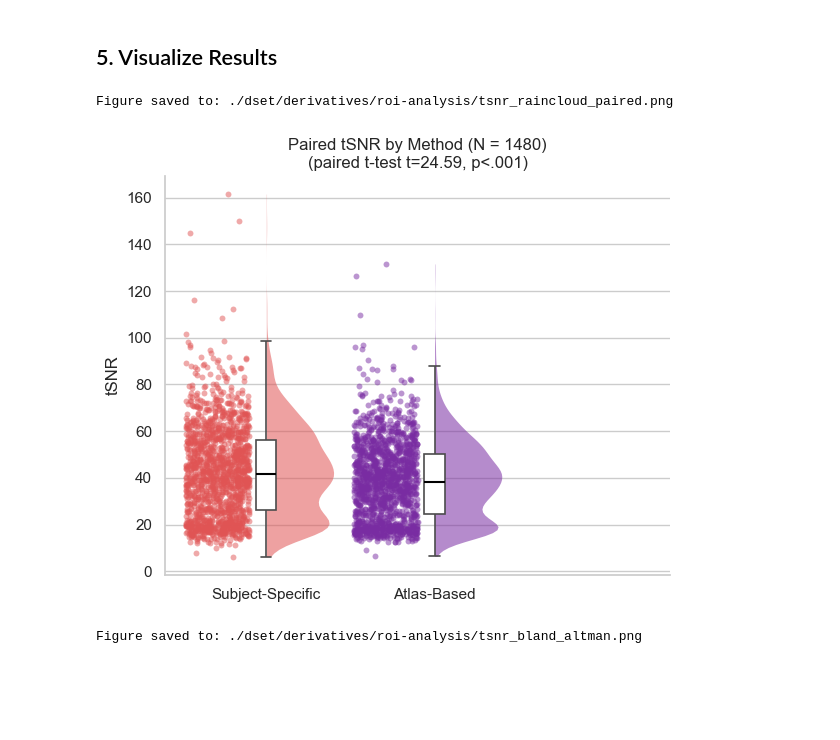
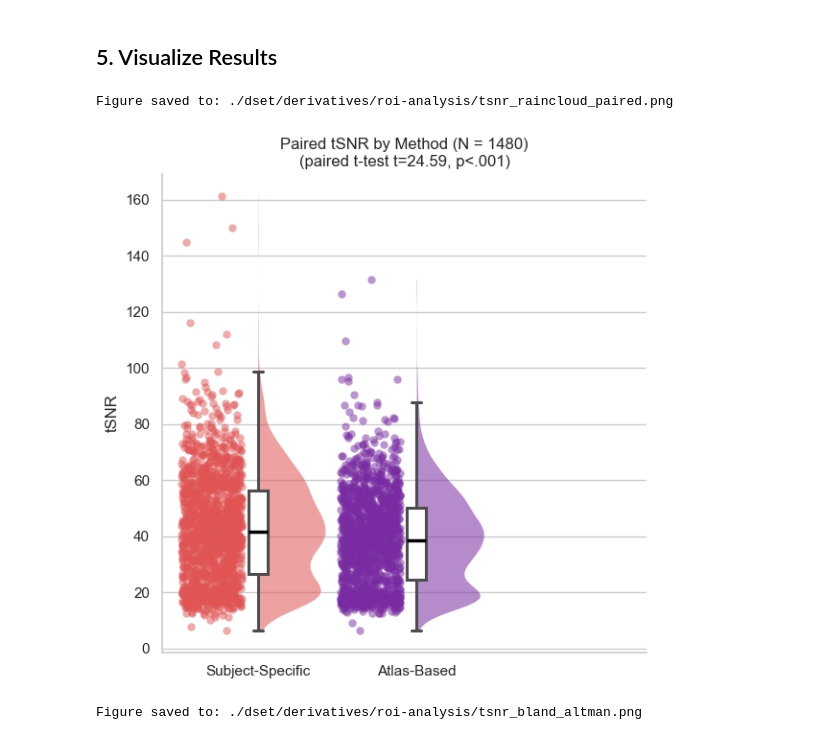
Before and after one commit to chlohamp/habenula-comparison, a Jupyter notebook: 2aii-bold-comp.ipynb, the cells around one changed output. Drawn from its saved outputs; the diff is of its cells as text; code cells hidden in the pictures; blank space fills up the shorter version.

Commit message:
tweaking figures

```diff
--- a/2aii-bold-comp.ipynb
+++ b/2aii-bold-comp.ipynb
@@ -202,8 +202,8 @@ import seaborn as sns
 sns.set_theme(style="whitegrid")
 
 
-def raincloud(ax, data, x, y, order, palette, width_viol=0.8, box_width=0.12,
-              strip_size=4.25, strip_alpha=0.5, jitter=0.3, seed=0):
+def raincloud(ax, data, x, y, order, palette, width_viol=0.85, box_width=0.12,
+              strip_size=6, strip_alpha=0.5, jitter=0.3, seed=0):
     """Paired raincloud plot: half-violin (cloud) + boxplot + jittered dots (rain)."""
     rng = np.random.default_rng(seed)
     sns.violinplot(
@@ -220,10 +220,10 @@ def raincloud(ax, data, x, y, order, palette, width_viol=0.8, box_width=0.12,
 
     sns.boxplot(
         data=data, x=x, y=y, order=order, width=box_width, showcaps=True,
-        boxprops={"zorder": 3, "facecolor": "white", "linewidth": 1.2},
-        whiskerprops={"zorder": 3, "linewidth": 1.2},
-        medianprops={"color": "black", "zorder": 4, "linewidth": 1.5},
-        capprops={"linewidth": 1.2}, fliersize=0, ax=ax,
+        boxprops={"zorder": 3, "facecolor": "white", "linewidth": 2.2},
+        whiskerprops={"zorder": 3, "linewidth": 2.2},
+        medianprops={"color": "black", "zorder": 4, "linewidth": 2.5},
+        capprops={"linewidth": 2.2}, fliersize=0, ax=ax,
     )
 
     # Individual participant dots, jittered to the left of the tick
@@ -237,35 +237,35 @@ def raincloud(ax, data, x, y, order, palette, width_viol=0.8, box_width=0.12,
 
 
 # --- Paired raincloud plot (Subject-Specific vs. Atlas-Based tSNR) ---
 # Combines a half-violin, boxplot, and individual participant dots to show how
 # subject-specific ROIs reduce partial-volume noise relative to the atlas ROI
 # (paired t-test reported in the title, computed in Section 3 above).
 tsnr_long = pd.melt(
     df[["subject_id", "manual_tsnr", "atlas_tsnr"]],
     id_vars="subject_id", value_vars=["manual_tsnr", "atlas_tsnr"],
     var_name="Method", value_name="tSNR",
 )
 tsnr_long["Method"] = tsnr_long["Method"].map(
     {"manual_tsnr": "Subject-Specific", "atlas_tsnr": "Atlas-Based"}
 )
 tsnr_order = ["Subject-Specific", "Atlas-Based"]
 tsnr_palette = {"Subject-Specific": "#E05454", "Atlas-Based": "#792CA2"}
 
-fig, ax = plt.subplots(figsize=(6, 5))
+fig, ax = plt.subplots(figsize=(6, 6))
 raincloud(ax, tsnr_long, "Method", "tSNR", tsnr_order, tsnr_palette)
 ax.set_xlabel("")
 ax.set_ylabel("tSNR")
 ax.set_title(f"Paired tSNR by Method (N = {len(df)})\n(paired t-test t={t_stat:.2f}, p<.001)")
 sns.despine(ax=ax)
 fig.tight_layout()
 
 fig_path = op.join(roi_analysis_dir, "tsnr_raincloud_paired.png")
 fig.savefig(fig_path, dpi=300, bbox_inches="tight")
 print(f"Figure saved to: {fig_path}")
 plt.show()
 # %% [output]
 Figure saved to: ./dset/derivatives/roi-analysis/tsnr_raincloud_paired.png
-[figure, old version]
+[figure, new version]
 # %%
 # --- Bland-Altman plot (mean of the two methods vs. their difference) ---
 # Standard method-agreement plot - unlike the unity scatter, this puts the difference on its
```
Also changed, not shown: parts of 1 cell of this notebook, 1 other file.
